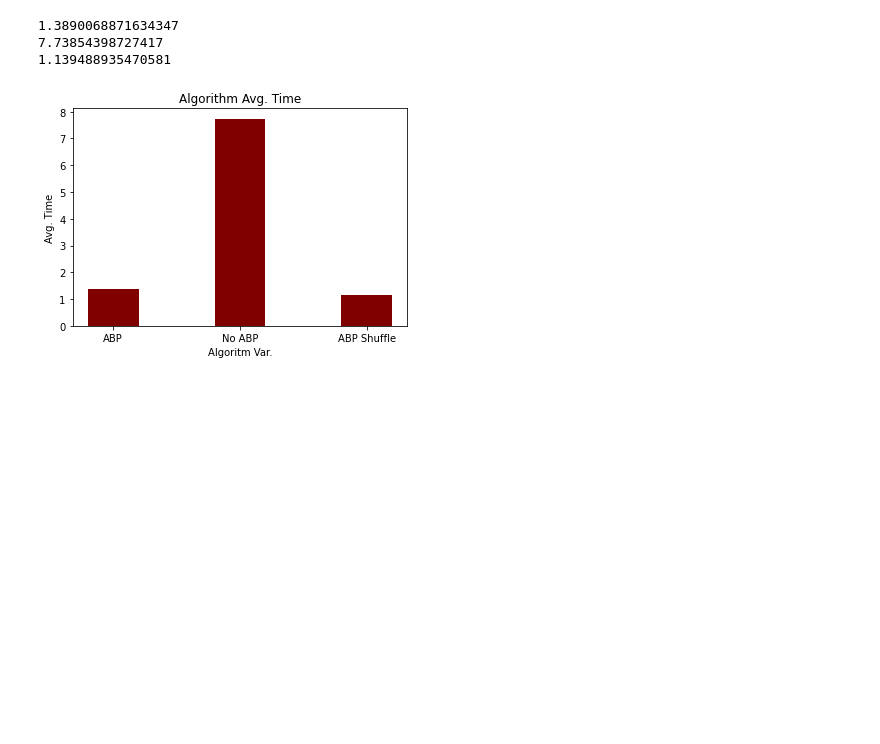
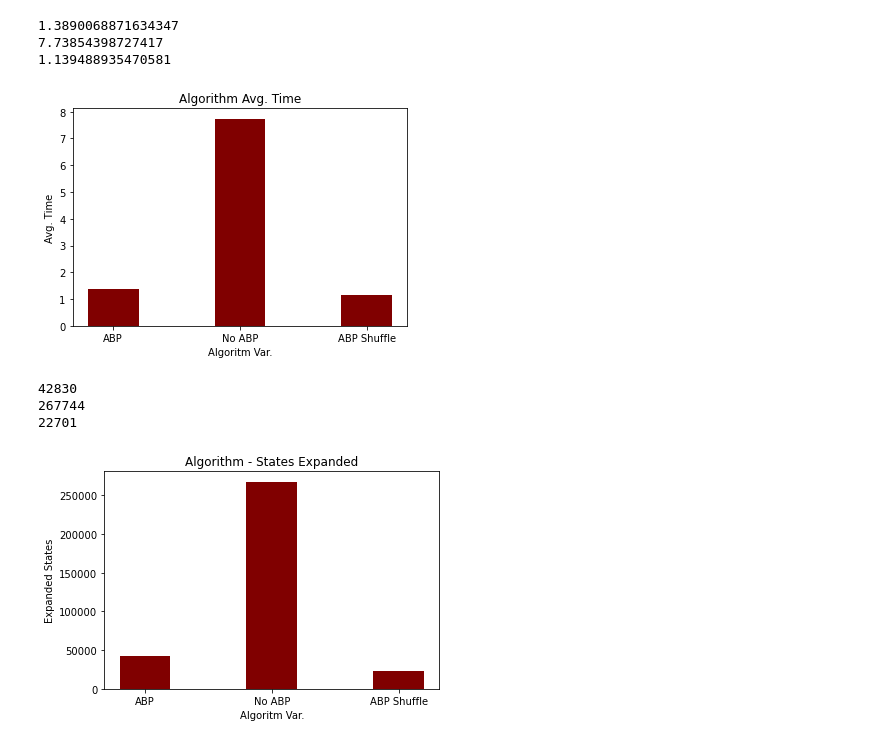
Before and after one commit to BMB0/Assignment-3, a Jupyter notebook: TeekoTests.ipynb, the cells around one changed output. Saved outputs shown, nothing was run; the diff lists cells and outputs as text; code cells hidden in the pictures; blank space fills up the shorter version.

Commit message:
Added Expanded States Tests

```diff
--- a/TeekoTests.ipynb
+++ b/TeekoTests.ipynb
@@ -390,6 +396,7 @@ max_depth = 3
 
 def min_max_with_depth_shuffle(game):  #player MIN MAX, game es de la clase Teeko
     values = []
+    expanded = [0]
     i = 0
     mark_position = game.get_position() # el get devuelve un array de tuplas de las posiciones de todas las fichas del current_player
     actions = []
@@ -403,7 +410,7 @@ def min_max_with_depth_shuffle(game):  #player MIN MAX, game es de la clase Teek
             for action in actions:
                 copyGame = deepcopy(game)
                 b, selected = copyGame.make_a_move(mark, action)
-                value = min_value_with_depth_shuffle(copyGame, selected,-inf, inf, 0)
+                value = min_value_with_depth_shuffle(copyGame, selected,-inf, inf, 0, expanded)
                 values.append(value)
                 moves.append(action)
                 pieces.append(mark)
@@ -414,14 +421,15 @@ def min_max_with_depth_shuffle(game):  #player MIN MAX, game es de la clase Teek
             for action in actions:
                 copyGame = deepcopy(game)
                 b, selected = copyGame.make_a_move(mark, action)
-                value = max_value_with_depth_shuffle(copyGame, selected,-inf, inf, 0)
+                value = max_value_with_depth_shuffle(copyGame, selected,-inf, inf, 0, expanded)
                 values.append(value)
                 moves.append(action)
                 pieces.append(mark)
         i = np.argmin(values)
-    return moves[i], pieces[i]
+    return moves[i], pieces[i], expanded[0]
 
-def min_value_with_depth_shuffle(game, last_position, alpha, beta, depth):
+def min_value_with_depth_shuffle(game, last_position, alpha, beta, depth, expanded):
+    expanded[0] += 1
     actions = []
     v = inf
     if cut_off(game, last_position, depth):
@@ -438,15 +446,16 @@ def min_value_with_depth_shuffle(game, last_position, alpha, beta, depth):
             for action in actions:
                 copyGame = deepcopy(game)
                 b, selected = copyGame.make_a_move(mark, action)
-                v = min(v, max_value_with_depth_shuffle(copyGame, selected,alpha, beta, depth + 1))
+                v = min(v, max_value_with_depth_shuffle(copyGame, selected,alpha, beta, depth + 1, expanded))
                 if v <= alpha:
                     return v
                 beta = min(beta,v)
     game.switch_player()
     return v
 
-def max_value_with_depth_shuffle(game, last_position, alpha, beta, depth):
+def max_value_with_depth_shuffle(game, last_position, alpha, beta, depth, expanded):
     actions = []
+    expanded[0] += 1
     v = -inf
     if cut_off(game, last_position, depth):
         v = game.heuristic(last_position)
@@ -462,7 +471,7 @@ def max_value_with_depth_shuffle(game, last_position, alpha, beta, depth):
             for action in actions:
                 copyGame = deepcopy(game)
                 b, selected = copyGame.make_a_move(mark, action)
-                v = max(v, min_value_with_depth_shuffle(copyGame, selected,alpha, beta, depth + 1))
+                v = max(v, min_value_with_depth_shuffle(copyGame, selected,alpha, beta, depth + 1, expanded))
                 if v >= beta:
                     return v
                 alpha = max(alpha,v)
@@ -1894,3 +1903,29 @@ plot.show()
 7.73854398727417
 1.139488935470581
 [figure]
+# %%
+test_1_min_max = Teeko("MAX", "MIN")
+
+test_1_min_max.make_a_move((2,2))   #human move
+test_1_min_max.switch_player()
+a,b,states_1 = min_max_with_depth(deepcopy(test_1_min_max))
+a,b,states_2 = min_max_with_depth_no_ABP(deepcopy(test_1_min_max))
+a,b,states_3 = min_max_with_depth_shuffle(deepcopy(test_1_min_max))
+# %%
+print(states_1)
+print(states_2)
+print(states_3)
+
+
+plot.bar(["ABP", "No ABP", "ABP Shuffle"], [states_1,states_2,states_3], color ='maroon',
+        width = 0.4)
+
+plot.xlabel("Algoritm Var.")
+plot.ylabel("Expanded States")
+plot.title("Algorithm - States Expanded")
+plot.show()
+# %% [output]
+42830
+267744
+22701
+[figure, added]
```
Also changed, not shown: parts of 4 cells of this notebook, 5 other files.
